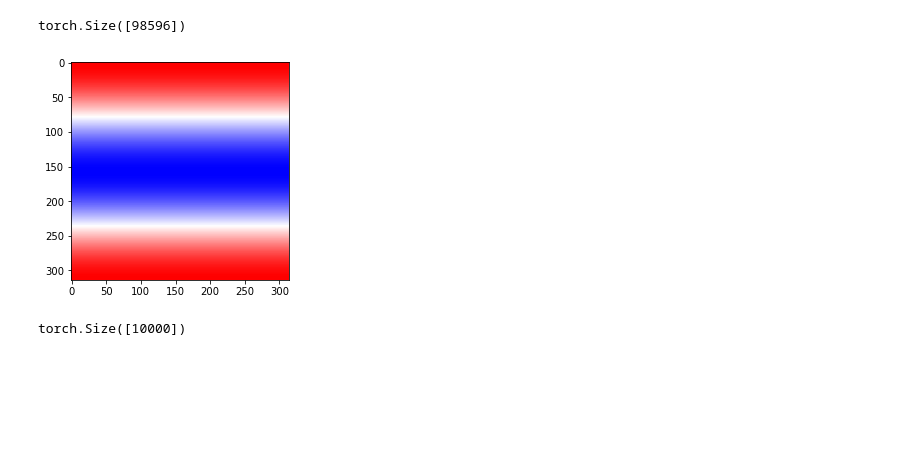
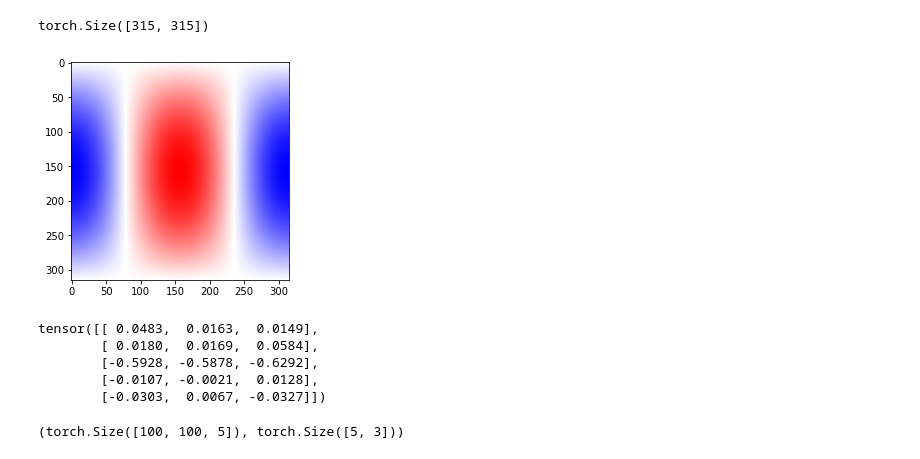
Before and after one commit to KeKsBoTer/punctum, a Jupyter notebook: dataset/dataset_creation.ipynb, the cells around one changed output. Cells and saved outputs as stored; diff of their text form; code cells hidden in the pictures; blank space fills up the shorter version.

```diff
--- a/dataset/dataset_creation.ipynb
+++ b/dataset/dataset_creation.ipynb
@@ -75,18 +116,15 @@ plot_spherical_function(func,resolution=128)
 # %%
 
 from sh import get_spherical_harmonics,get_spherical_harmonics_element
+resolution = 100
+x = torch.arange(0,PI,1/resolution)
+y = torch.arange(0,2*PI,2/resolution)
+x_grid,y_grid = torch.meshgrid(x,y, indexing='ij')
+values = get_spherical_harmonics_element(1,1,x_grid,y_grid)
 
-resolution = 100
-x = torch.arange(0,3.14,1/resolution)
-x_grid,y_grid = torch.meshgrid(x,x, indexing='ij')
-values = get_spherical_harmonics_element(2,0,x_grid.flatten(),y_grid.flatten())
 
-plt.imshow(values.reshape(x.shape[0],x.shape[0],1),cmap="bwr")
+plt.imshow(values,cmap="bwr")
 values.shape
 # %% [output]
-torch.Size([98596])
+torch.Size([315, 315])
-[figure, old version]
+[figure, new version]
-# %%
-values.shape
-# %% [output]
-torch.Size([10000])
@@ -94,0 +131,25 @@ y_grid.flatten().shape
+# %%
+l = 2
+
+y_lm = get_spherical_harmonics(l,cameras_spherical[:,0],cameras_spherical[:,1])
+
+num_coef = y_lm.shape[1]
+
+delta = 2* PI**2 / cameras_spherical.shape[0]
+
+fn = avg_colors.cpu()
+
+theta_sin = cameras_spherical[:,:1].sin()
+
+a_lm = ((y_lm*theta_sin*delta).T@fn)
+a_lm
+# %% [output]
+tensor([[ 0.0483,  0.0163,  0.0149],
+        [ 0.0180,  0.0169,  0.0584],
+        [-0.5928, -0.5878, -0.6292],
+        [-0.0107, -0.0021,  0.0128],
+        [-0.0303,  0.0067, -0.0327]])
+# %%
+y_lm.shape, a_lm.shape
+# %% [output]
+(torch.Size([100, 100, 5]), torch.Size([5, 3]))
```
Also changed, not shown: parts of 14 cells of this notebook, 4 other files.
